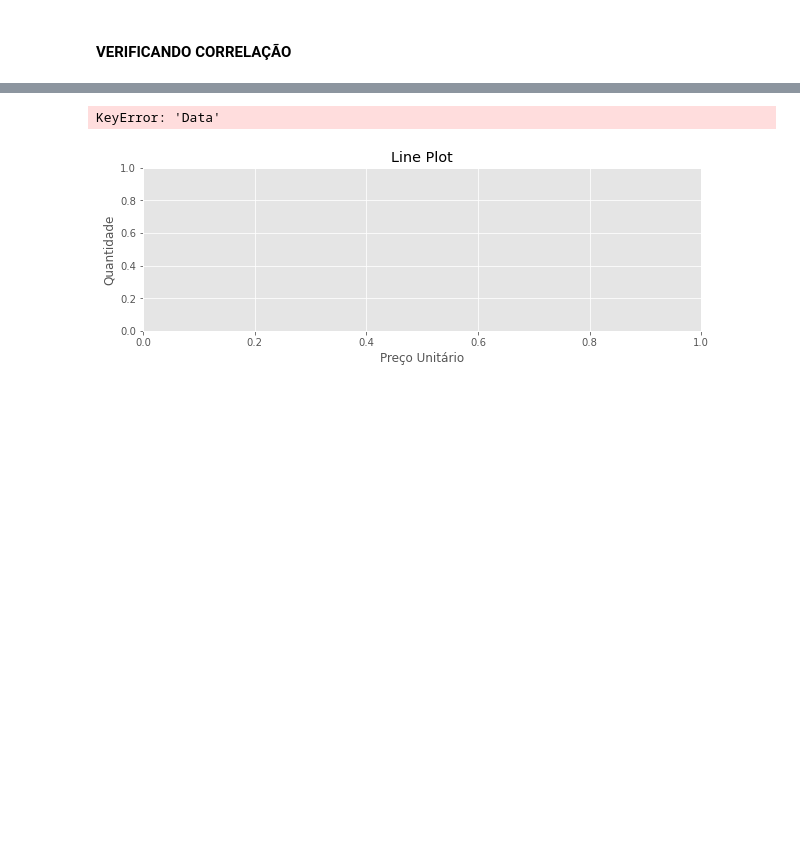
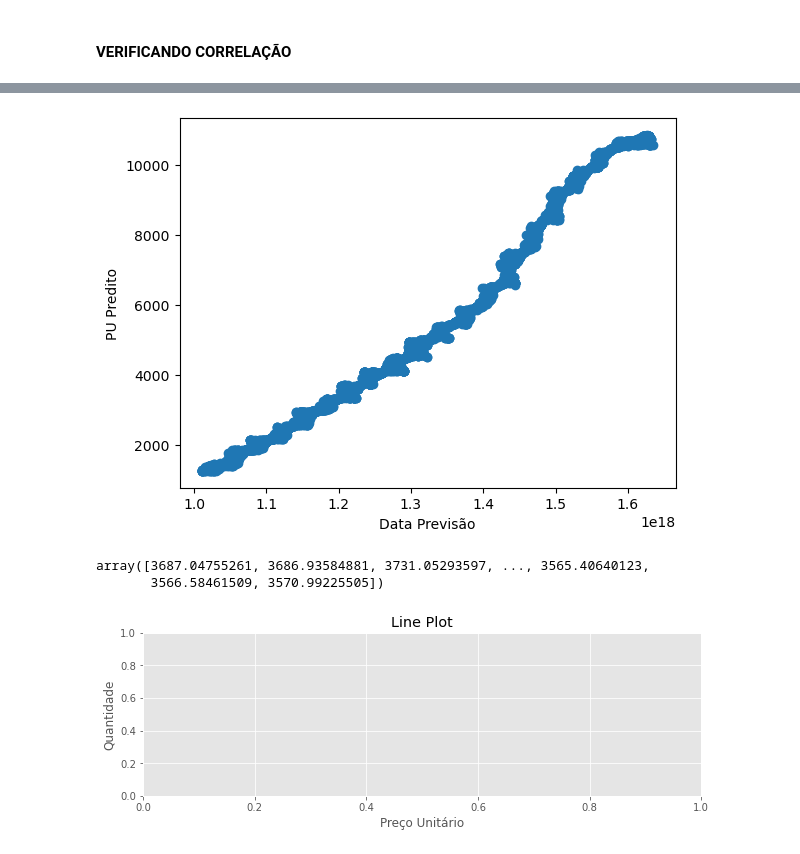
Before and after one commit to mateuspalacio/grupo_four_jupyter, a Jupyter notebook: Grupo 4.ipynb, the cells around one changed output, grey strips where cells are left out. Saved outputs shown, nothing was run; the diff lists cells and outputs as text; code cells hidden in the pictures; blank space fills up the shorter version.

```diff
--- a/Grupo 4.ipynb
+++ b/Grupo 4.ipynb
@@ -498,15 +482,20 @@ plt.show()
 # %%
 pû_selic = cross_val_predict(getModel(),df_features_c1.values,  pu_selic, cv = 20)
 datâ_selic = cross_val_predict(getModel(),df_features_c1.values,  data_selic, cv = 20)
-datas = df_dados_c1['Data']
+datas = df_dados_c1['Data_Venda']
 plt.scatter(datâ_selic, pû_selic)
 
 plt.xlabel('Data Previsão')
 plt.ylabel('PU Predito')
 
 plt.show()
 # %% [output]
-KeyError: 'Data'
+[figure, added]
+# %%
+pû_selic
+# %% [output]
+array([3687.04755261, 3686.93584881, 3731.05293597, ..., 3565.40640123,
+       3566.58461509, 3570.99225505])
 # %%
 fig=plt.figure(figsize=(10,3))
 isSelic = df_data['Tipo_Titulo'] == "Tesouro Selic"
```
Also changed, not shown: parts of 7 cells of this notebook.
